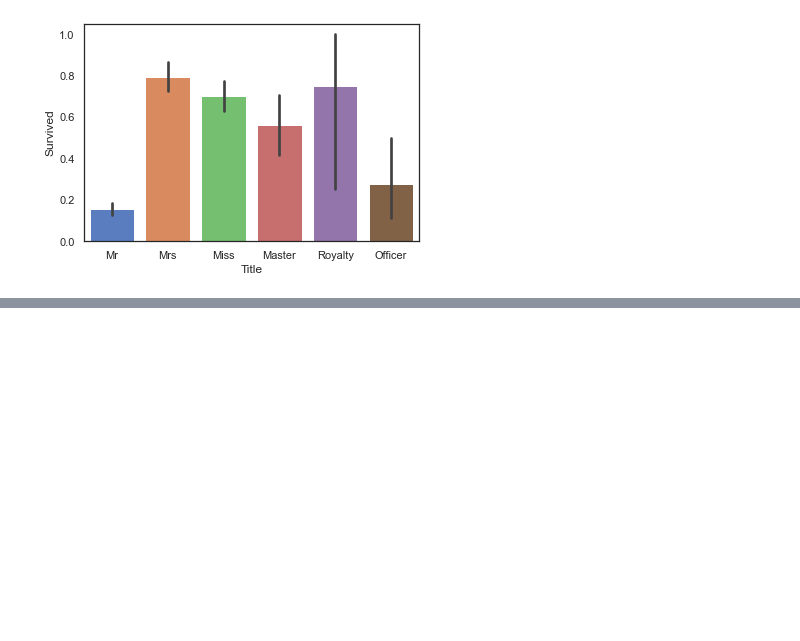
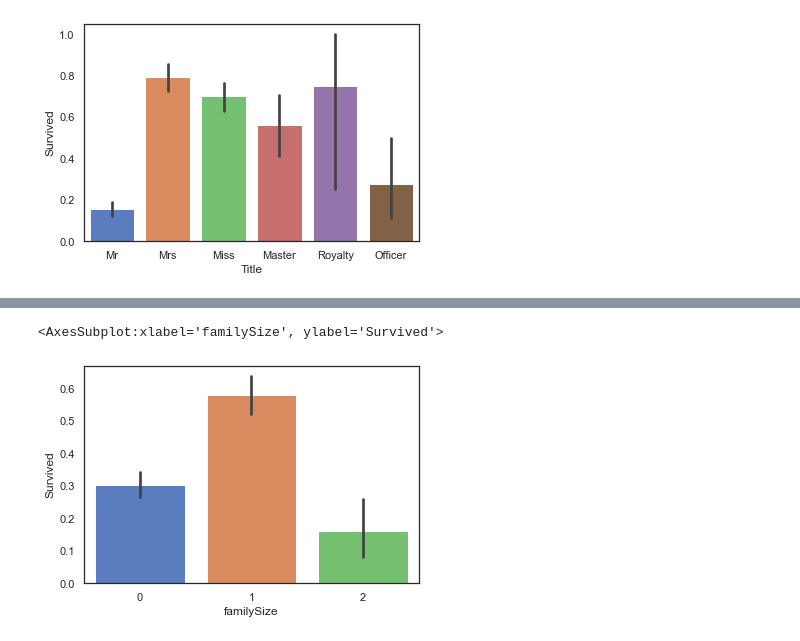
Before and after one commit to aissur320/.kaggle, a Jupyter notebook: titanic/titanic/code.ipynb, the cells around one changed output, grey strips where cells are left out. Cells and saved outputs as stored; diff of their text form; code cells hidden in the pictures; blank space fills up the shorter version.

```diff
--- a/titanic/titanic/code.ipynb
+++ b/titanic/titanic/code.ipynb
@@ -359,0 +384,5 @@ sns.barplot(data=full_data,x='Title',y='Survived')
+# %%
+sns.barplot(data=full_data,x='familySize',y='Survived')
+# %% [output]
+<AxesSubplot:xlabel='familySize', ylabel='Survived'>
+[figure, added]
```
Also changed, not shown: parts of 13 cells of this notebook.
